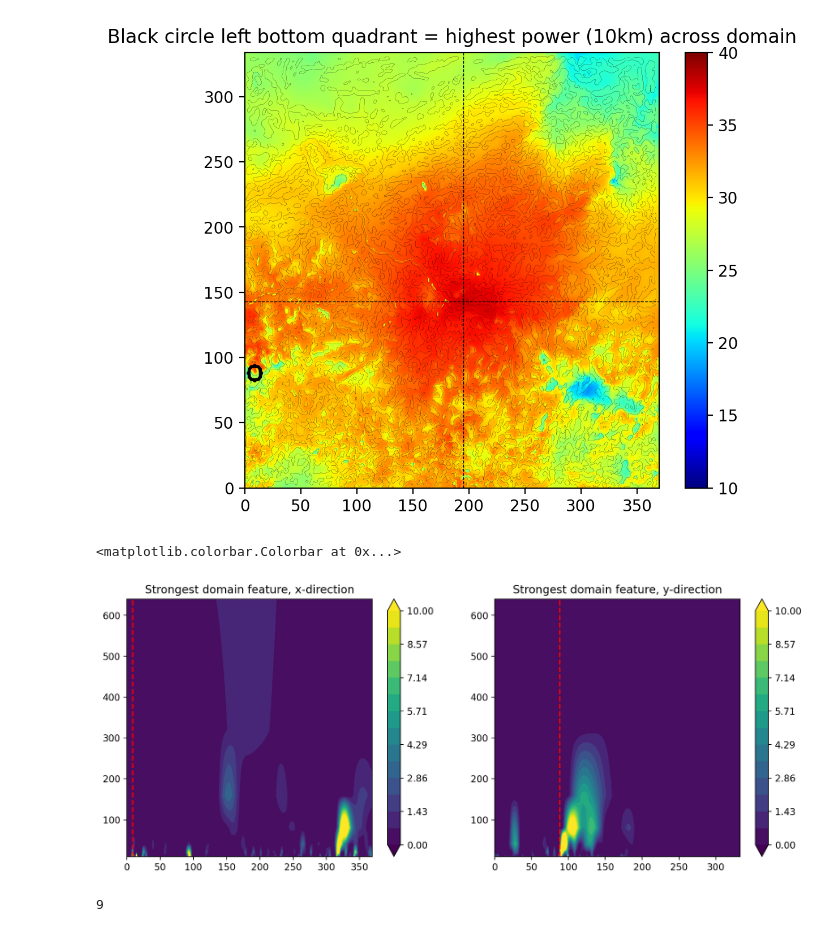
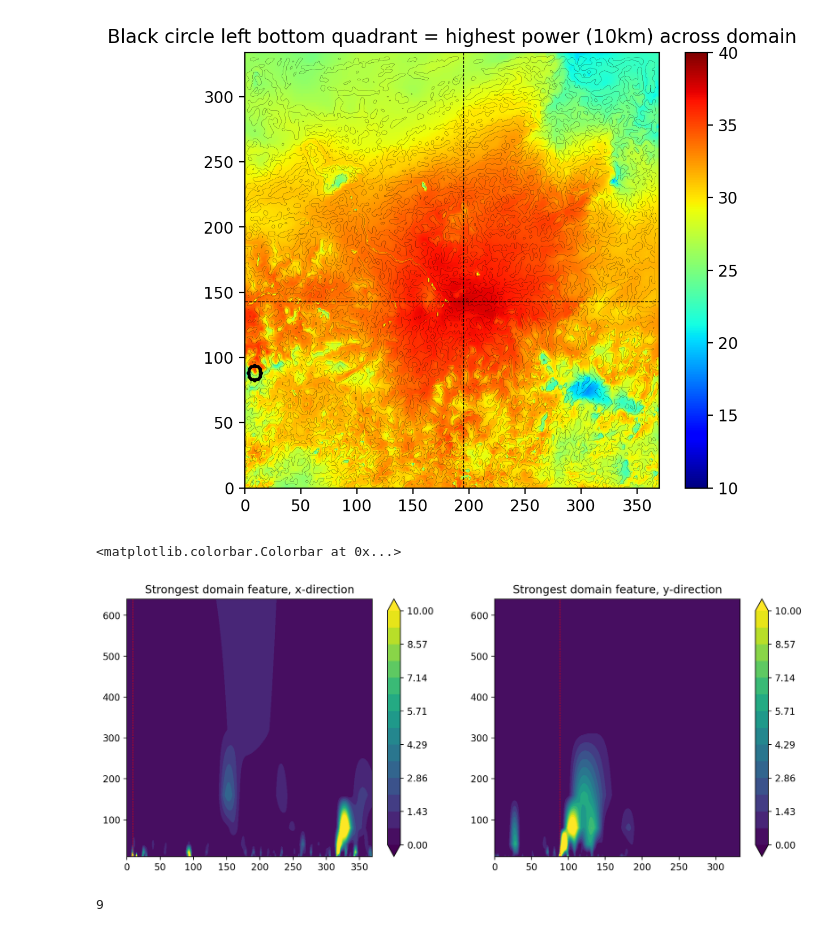
Before and after one commit to cornkle/LMCS, a Jupyter notebook: land_wavelet/landwav_example_temperatures.ipynb, the cells around one changed output. Drawn from its saved outputs; the diff is of its cells as text; code cells hidden in the pictures.

```diff
--- a/land_wavelet/landwav_example_temperatures.ipynb
+++ b/land_wavelet/landwav_example_temperatures.ipynb
@@ -231,23 +229,23 @@ Text(0.5, 1.0, 'Black circle left bottom quadrant = highest power (10km) across
 # %%
 ### Horizontal power cross-section through Tmax point showing all power values
 
 f = plt.figure(figsize=(13,11), dpi=200)
 
 ax = f.add_subplot(221)
 
 plt.contourf(np.arange(wObj.power.shape[2]), wObj.scales, wObj.power[:,wpos[1], : ], levels=np.linspace(0,10,15), extend='both')
 plt.title('Strongest domain feature, x-direction')
-ax.axvline(wpos[2], color='r', linestyle='dashed')
+ax.axvline(wpos[2], color='r', linestyle='dashed', linewidth=0.5)
 plt.colorbar()
 
 ax = f.add_subplot(222)
 plt.contourf(np.arange(wObj.power.shape[1]), wObj.scales, wObj.power[:, : , wpos[2]], levels=np.linspace(0,10,15), extend='both')
 plt.title('Strongest domain feature, y-direction')
-ax.axvline(wpos[1], color='r', linestyle='dashed')
+ax.axvline(wpos[1], color='r', linestyle='dashed', linewidth=0.5)
 plt.colorbar()
 # %% [output]
 <matplotlib.colorbar.Colorbar at 0x...>
-[figure, old version]
+[figure, new version]
 # %%
 wpos[2]
 # %% [output]
```
Also changed, not shown: parts of 3 cells of this notebook, 1 other file.
